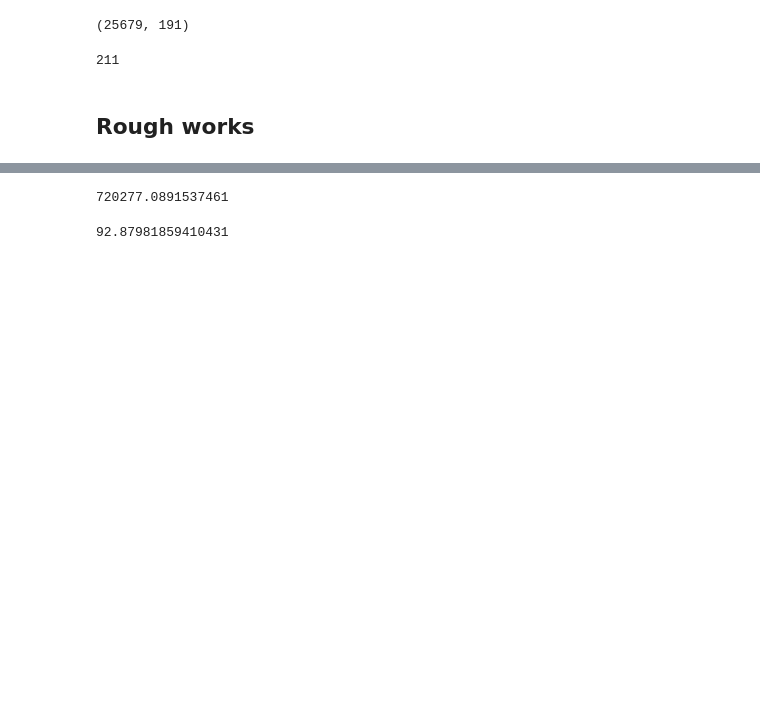
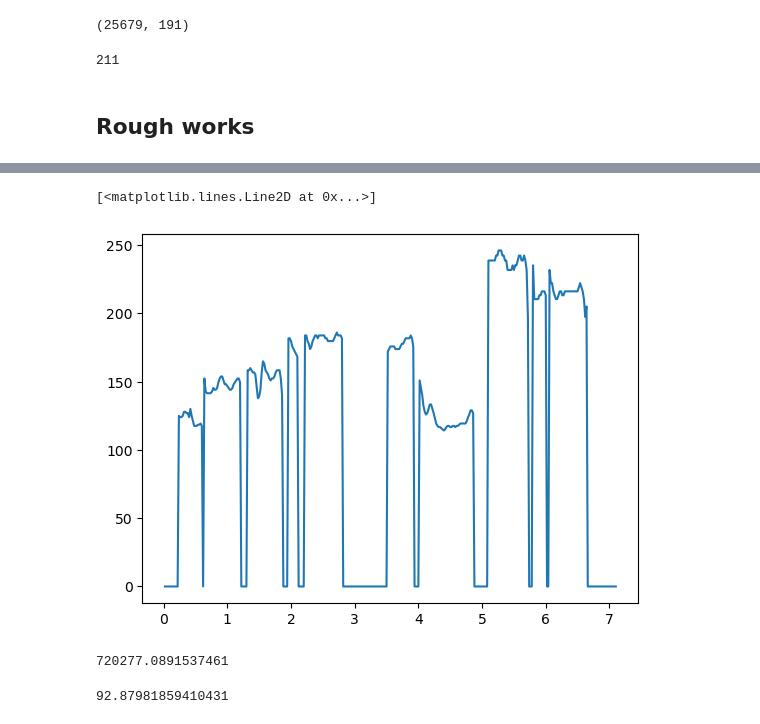
Before and after one commit to jeet-ss/Mini_SPICE, a Jupyter notebook: experiments.ipynb, the cells around one changed output, grey strips where cells are left out. Saved outputs shown, nothing was run; the diff lists cells and outputs as text; code cells hidden in the pictures; blank space fills up the shorter version.

```diff
--- a/experiments.ipynb
+++ b/experiments.ipynb
@@ -177,3 +216,8 @@ plt.plot(t_cqt, f0_interpolated)
+# %%
+plt.plot(f0[0], f0[2])
+# %% [output]
+[<matplotlib.lines.Line2D at 0x...>]
+[figure, added]
 # %%
 f0_interpolated.sum()
 # %% [output]
```
Also changed, not shown: parts of 20 cells of this notebook, 5 other files.
